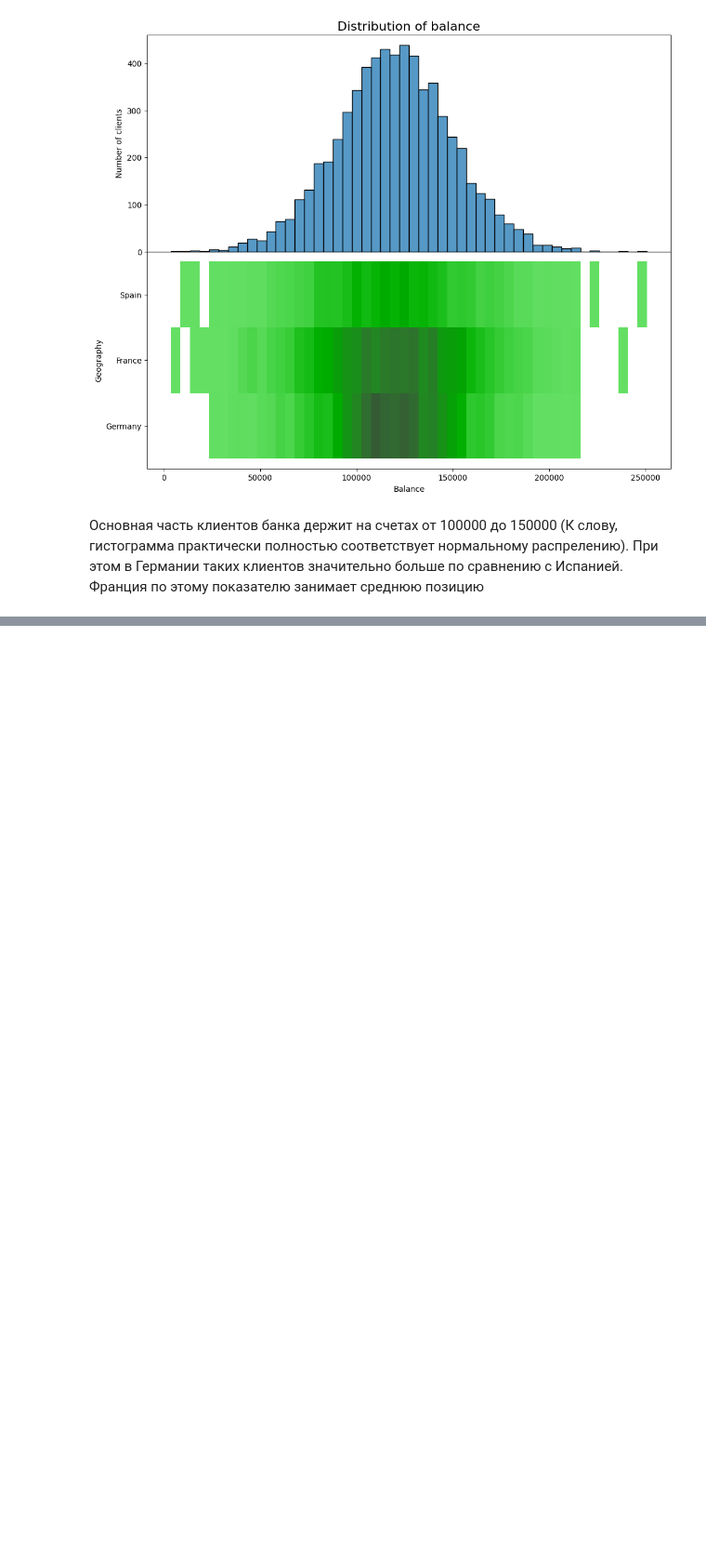
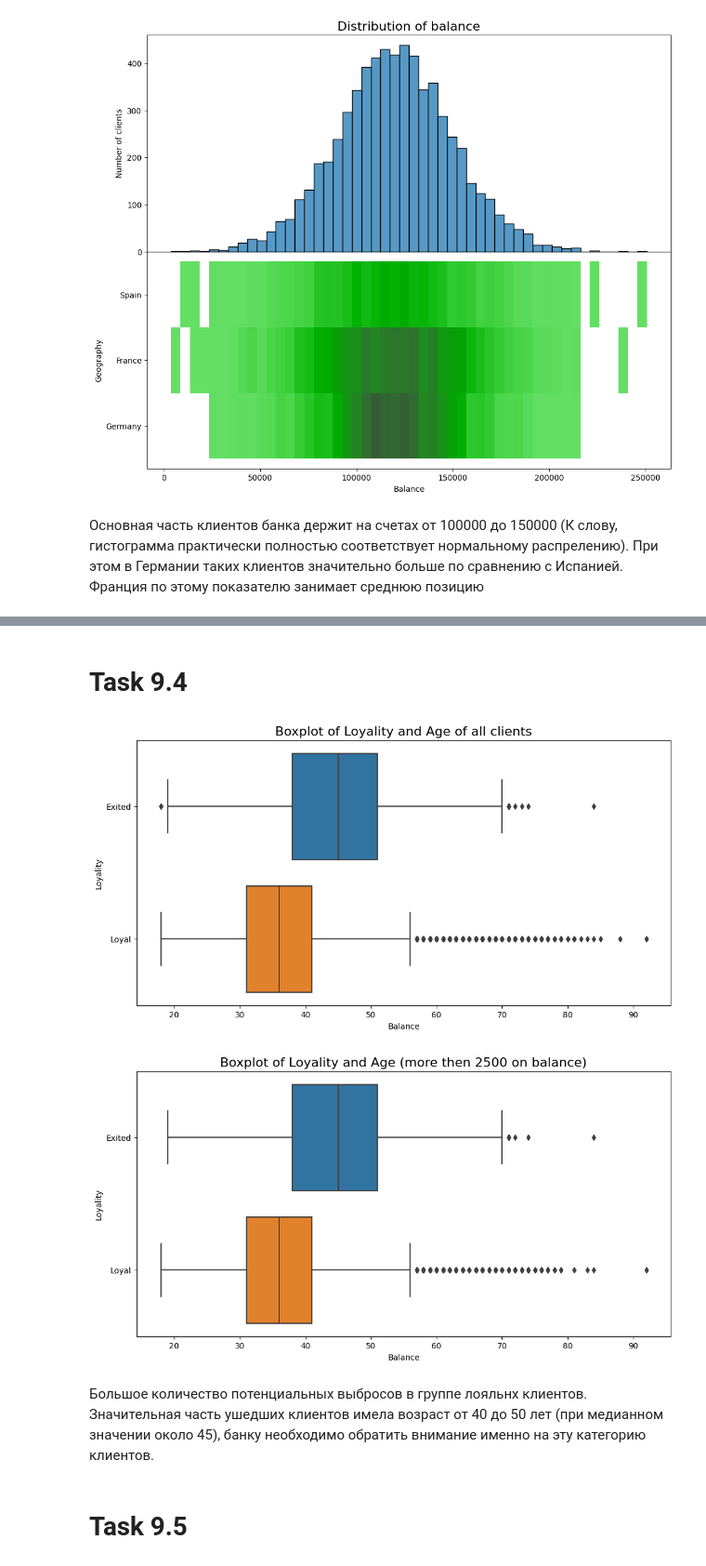
Before and after one commit to AlexeyAldushin/sf_data_science, a Jupyter notebook: PY13_Visualisation/PY13_final.ipynb, the cells around one changed output, grey strips where cells are left out. Shown: that part at 93% size. Cells and saved outputs as stored; diff of their text form; code cells hidden in the pictures; blank space fills up the shorter version.

```diff
--- a/PY13_Visualisation/PY13_final.ipynb
+++ b/PY13_Visualisation/PY13_final.ipynb
@@ -66,0 +106,24 @@ plt.show()
+# %% [markdown]
+# Task 9.4
+# %%
+#Boxplot - All Clients
+fig = plt.figure(figsize=(12, 6))
+boxplot1 = sns.boxplot(data=churn_data, x='Age', y='Exited', order=['Exited', 'Loyal'])
+boxplot1.set_title('Boxplot of Loyality and Age of all clients', fontsize=16)
+boxplot1.set_xlabel('Balance')
+boxplot1.set_ylabel('Loyality')
+plt.show()
+
+fig = plt.figure(figsize=(12, 6))
+boxplot2 = sns.boxplot(data=croped_churn_data, x='Age', y='Exited', order=['Exited', 'Loyal'])
+boxplot2.set_title('Boxplot of Loyality and Age (more then 2500 on balance)', fontsize=16)
+boxplot2.set_xlabel('Balance')
+boxplot2.set_ylabel('Loyality')
+plt.show()
+# %% [output]
+[figure, added]
+[figure, added]
+# %% [markdown]
+Большое количество потенциальных выбросов в группе лояльнх клиентов. Значительная часть ушедших клиентов имела возраст от 40 до 50 лет (при медианном значении около 45), банку необходимо обратить внимание именно на эту категорию клиентов.
+# %% [markdown]
+# Task 9.5
```
Also changed, not shown: parts of 5 cells of this notebook.
